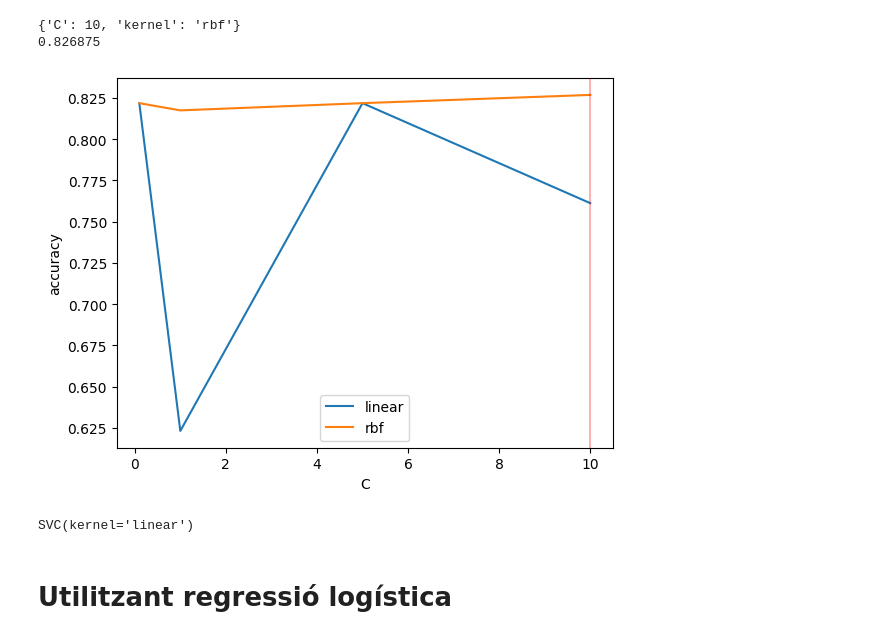
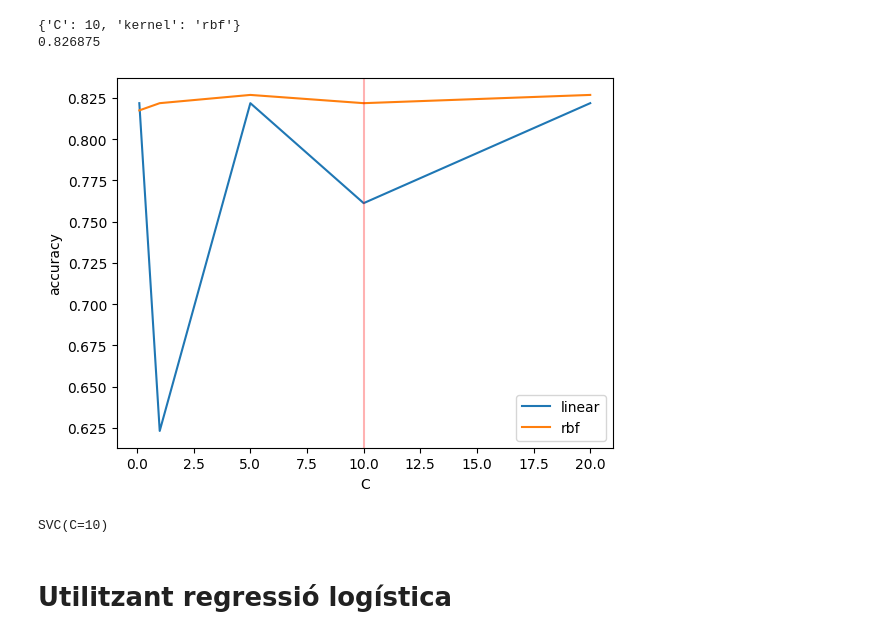
Before and after one commit to Nifel13/PLH---Movie-review-predictor, a Jupyter notebook: detecció_opinions.ipynb, the cells around one changed output. Cells and saved outputs as stored; diff of their text form; code cells hidden in the pictures.

```diff
--- a/detecció_opinions.ipynb
+++ b/detecció_opinions.ipynb
@@ -104,22 +104,22 @@ clf = grid_search(SVC(), parameters)
 # %%
 # plot only the linear kernel and its score depending on the C parameter
 scores = clf.cv_results_['mean_test_score']
-C = [0.1,1,5,10]
-plt.plot(C, scores[:4])
+C = [0.1,1,5,10,20]
+plt.plot(C, scores[:5])
 plt.xlabel('C')
 plt.ylabel('accuracy')
-plt.plot(C, scores[4:])
+plt.plot(C, scores[5:])
 plt.axvline(clf.best_params_['C'], color='r', alpha = 0.3)
 # legend
 plt.legend(['linear', 'rbf'])
 plt.show()
 # %% [output]
-[figure, old version]
+[figure, new version]
 # %%
-classifier = SVC(kernel='linear')
+classifier = SVC(kernel='rbf', C=10)
 classifier.fit(X_train, y_train)
 # %% [output]
-SVC(kernel='linear')
+SVC(C=10)
 # %% [markdown]
 # Utilitzant regressió logística
 # %%
```
Also changed, not shown: parts of 11 cells of this notebook.
